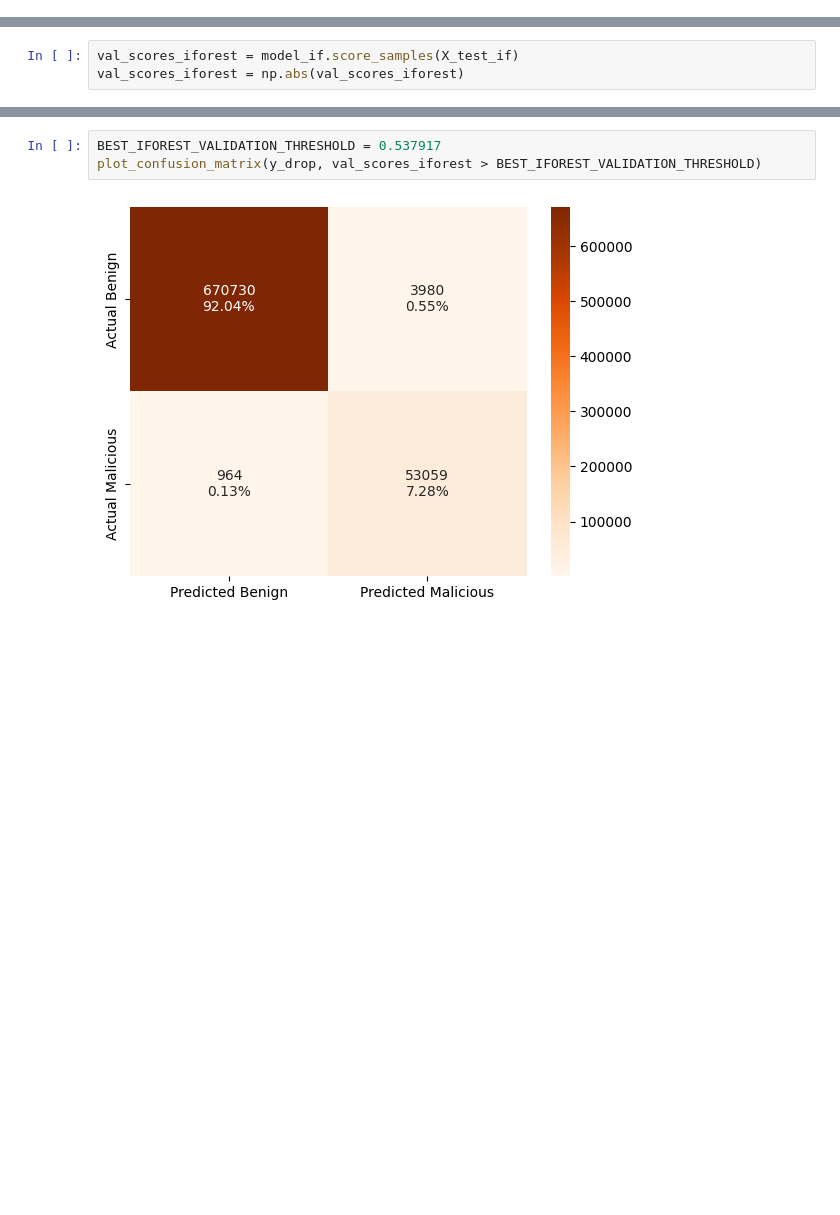
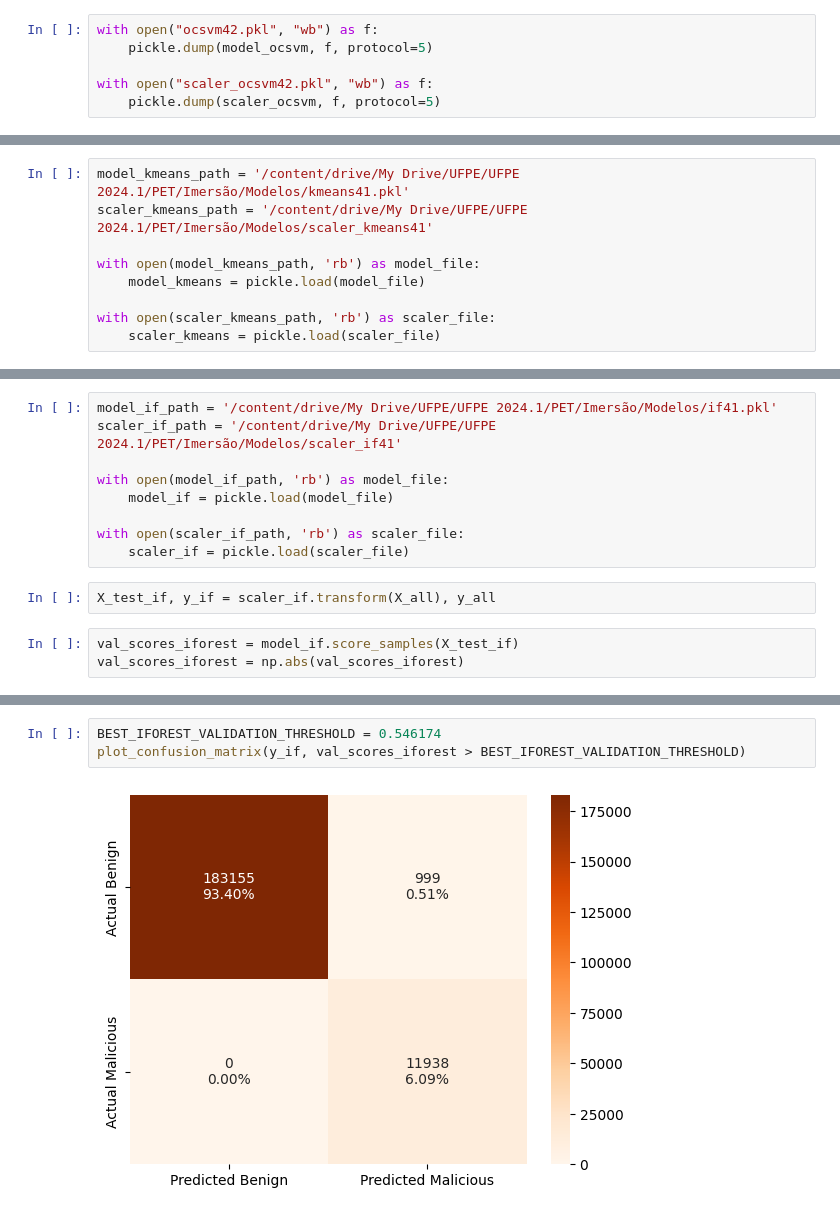
Before and after one commit to maduMelo/IDS-Extension-Program, a Jupyter notebook: Tasks 3-4/task4.ipynb, the cells around one changed output, grey strips where cells are left out. Cells and saved outputs as stored; diff of their text form; blank space fills up the shorter version.

```diff
--- a/Tasks 3-4/task4.ipynb
+++ b/Tasks 3-4/task4.ipynb
@@ -275,0 +249,6 @@ plot_pca(X_kmeans, model_kmeans, print_centroids=True)
+# %%
+with open("ocsvm42.pkl", "wb") as f:
+    pickle.dump(model_ocsvm, f, protocol=5)
+
+with open("scaler_ocsvm42.pkl", "wb") as f:
+    pickle.dump(scaler_ocsvm, f, protocol=5)
@@ -376,0 +388,9 @@ X_test_kmeans, y_kmeans = X_drop_kmeans, y_drop
+# %%
+model_kmeans_path = '/content/drive/My Drive/UFPE/UFPE 2024.1/PET/Imersão/Modelos/kmeans41.pkl'
+scaler_kmeans_path = '/content/drive/My Drive/UFPE/UFPE 2024.1/PET/Imersão/Modelos/scaler_kmeans41'
+
+with open(model_kmeans_path, 'rb') as model_file:
+    model_kmeans = pickle.load(model_file)
+
+with open(scaler_kmeans_path, 'rb') as scaler_file:
+    scaler_kmeans = pickle.load(scaler_file)
@@ -415,3 +435,14 @@ X_test_if, y_if = X_drop_if, y_drop
+# %%
+model_if_path = '/content/drive/My Drive/UFPE/UFPE 2024.1/PET/Imersão/Modelos/if41.pkl'
+scaler_if_path = '/content/drive/My Drive/UFPE/UFPE 2024.1/PET/Imersão/Modelos/scaler_if41'
+
+with open(model_if_path, 'rb') as model_file:
+    model_if = pickle.load(model_file)
+
+with open(scaler_if_path, 'rb') as scaler_file:
+    scaler_if = pickle.load(scaler_file)
+# %%
+X_test_if, y_if = scaler_if.transform(X_all), y_all
 # %%
 val_scores_iforest = model_if.score_samples(X_test_if)
 val_scores_iforest = np.abs(val_scores_iforest)
@@ -432,6 +463,6 @@ df_val_roc.sort_values('youden-index', ascending=False)[:3].drop_duplicates('fpr
 # %%
-BEST_IFOREST_VALIDATION_THRESHOLD = 0.537917
-plot_confusion_matrix(y_drop, val_scores_iforest > BEST_IFOREST_VALIDATION_THRESHOLD)
+BEST_IFOREST_VALIDATION_THRESHOLD = 0.546174
+plot_confusion_matrix(y_if, val_scores_iforest > BEST_IFOREST_VALIDATION_THRESHOLD)
 # %% [output]
-[figure, old version]
+[figure, new version]
 # %%
```
Also changed, not shown: parts of 68 cells of this notebook, 5 other files.
